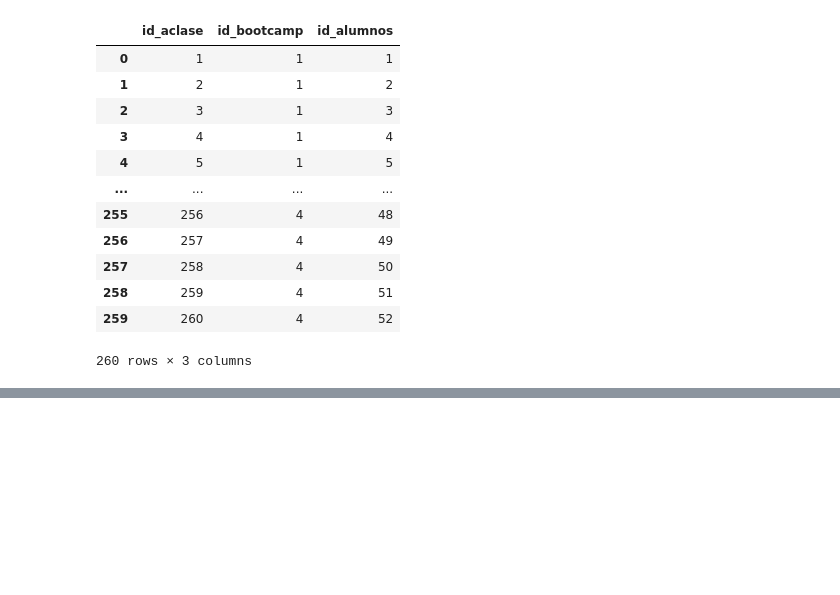
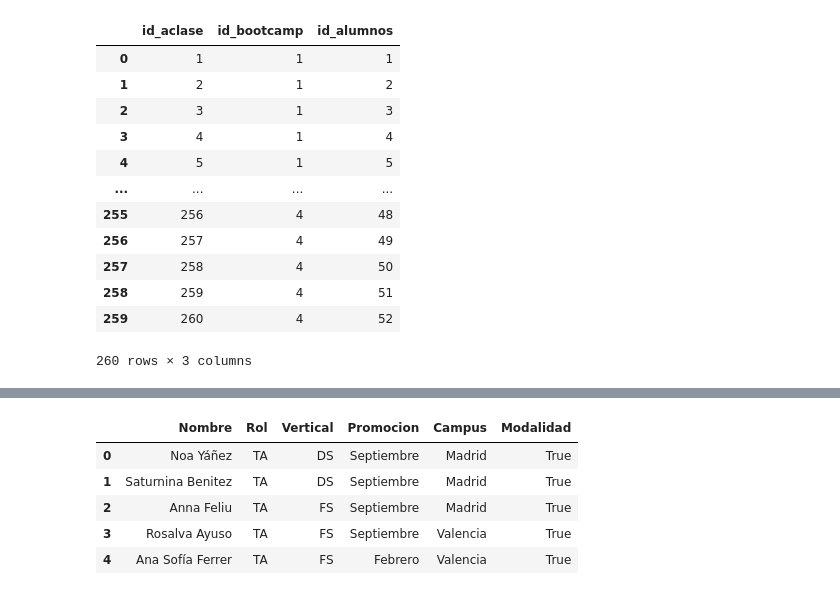
Before and after one commit to IreneAP19/DDBB, a Jupyter notebook: DDBB.ipynb, the cells around one changed output, grey strips where cells are left out. Saved outputs shown, nothing was run; the diff lists cells and outputs as text; code cells hidden in the pictures; blank space fills up the shorter version.

```diff
--- a/DDBB.ipynb
+++ b/DDBB.ipynb
@@ -245,0 +258,9 @@ a_alumnos
+# %%
+claus.head()
+# %% [output]
+|  | Nombre | Rol | Vertical | Promocion | Campus | Modalidad |
+| 0 | Noa Yáñez | TA | DS | Septiembre | Madrid | True |
+| 1 | Saturnina Benitez | TA | DS | Septiembre | Madrid | True |
+| 2 | Anna Feliu | TA | FS | Septiembre | Madrid | True |
+| 3 | Rosalva Ayuso | TA | FS | Septiembre | Valencia | True |
+| 4 | Ana Sofía Ferrer | TA | FS | Febrero | Valencia | True |
```
Also changed, not shown: parts of 6 cells of this notebook.
